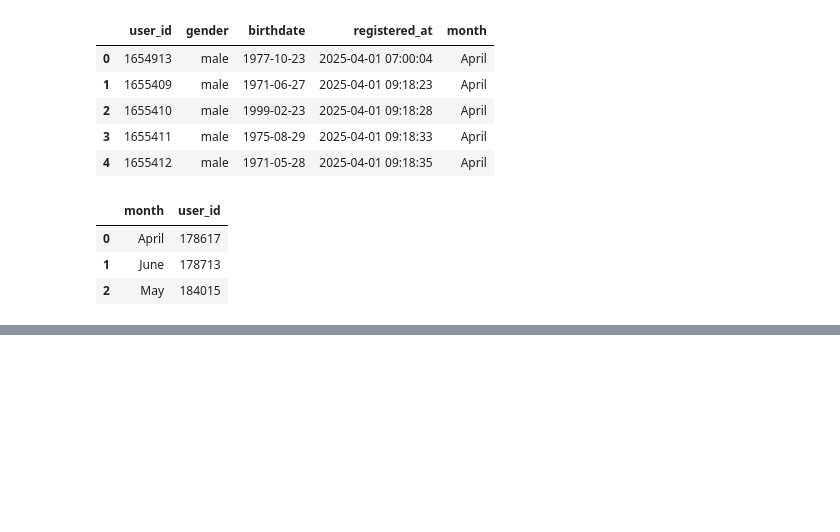
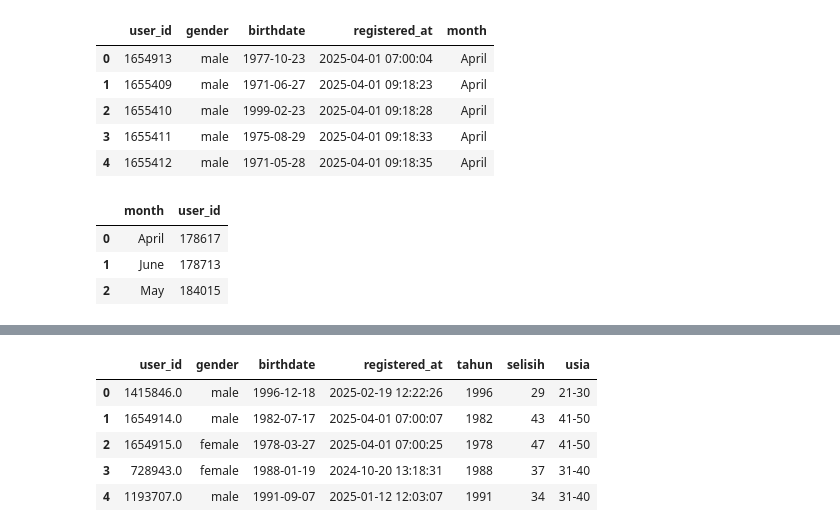
Before and after one commit to enthokz/GCoffee-Shop-Analysis, a Jupyter notebook: Gcoffe_EDA.ipynb, the cells around one changed output, grey strips where cells are left out. Drawn from its saved outputs; the diff is of its cells as text; code cells hidden in the pictures; blank space fills up the shorter version.

```diff
--- a/Gcoffe_EDA.ipynb
+++ b/Gcoffe_EDA.ipynb
@@ -393,0 +465,15 @@ member.to_csv('member25.csv', index=False)
+# %%
+# Grouping with bining
+
+bins= [10,20,30,40,50,60,70]
+labels= ['11-20','21-30','31-40','41-50','51-60','61-70']
+
+memble['usia']= pd.cut(memble['selisih'], bins=bins, labels=labels)
+memble.head()
+# %% [output]
+|  | user_id | gender | birthdate | registered_at | tahun | selisih | usia |
+| 0 | 1415846.0 | male | 1996-12-18 | 2025-02-19 12:22:26 | 1996 | 29 | 21-30 |
+| 1 | 1654914.0 | male | 1982-07-17 | 2025-04-01 07:00:07 | 1982 | 43 | 41-50 |
+| 2 | 1654915.0 | female | 1978-03-27 | 2025-04-01 07:00:25 | 1978 | 47 | 41-50 |
+| 3 | 728943.0 | female | 1988-01-19 | 2024-10-20 13:18:31 | 1988 | 37 | 31-40 |
+| 4 | 1193707.0 | male | 1991-09-07 | 2025-01-12 12:03:07 | 1991 | 34 | 31-40 |
```
Also changed, not shown: parts of 11 cells of this notebook, 2 other files.
